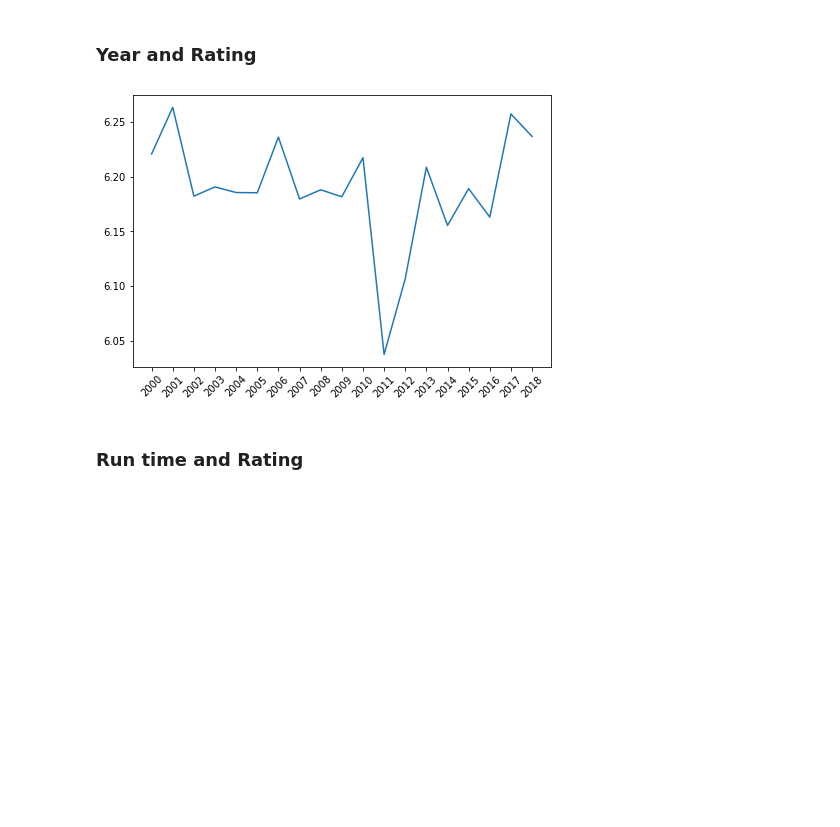
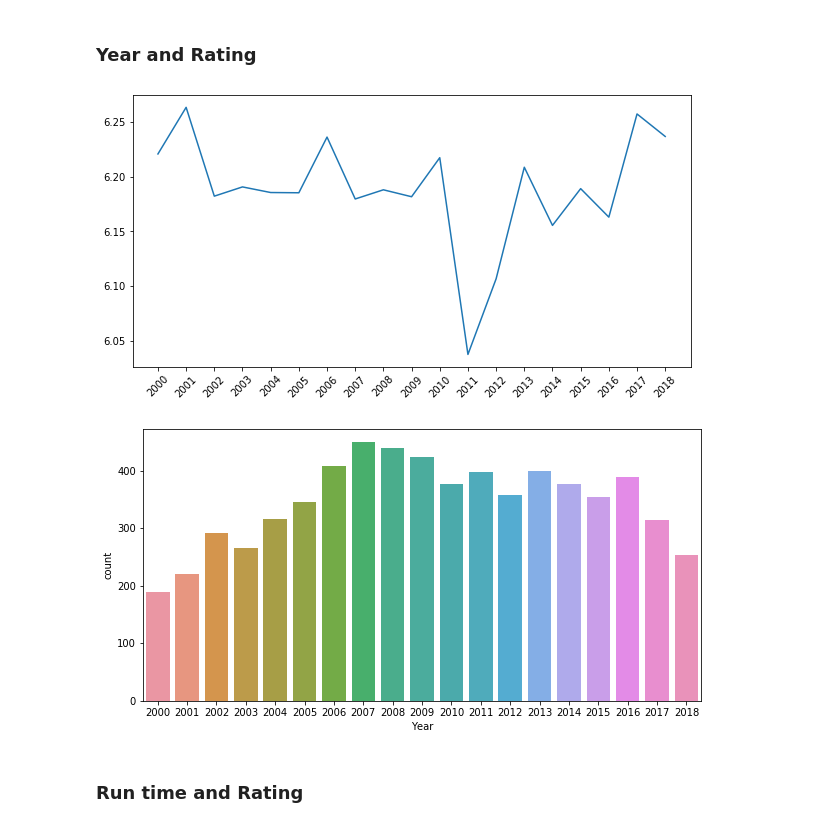
Before and after one commit to pupboss/CE7454-Project-Fall2019, a Jupyter notebook: notebook/notebook.ipynb, the cells around one changed output. Drawn from its saved outputs; the diff is of its cells as text; code cells hidden in the pictures; blank space fills up the shorter version.

Commit message:
update visualization

```diff
--- a/notebook/notebook.ipynb
+++ b/notebook/notebook.ipynb
@@ -52,6 +54,7 @@ In this section, we investigate the impact of different variables on movie ratin
 # %%
 imdb = pd.read_csv('../data/imdb.tsv', sep='\t')
 imdb['Ratio'] = imdb['Box_Office'] / (imdb['Budget'] + 1)
+imdb['Ratio_Bool'] = imdb['Ratio'] >= 1
 imdb = imdb.drop(imdb[(imdb['Ratio']>10) | (imdb['Budget'] < 10000) | (imdb['Ratio']<0.05)].index)
-imdb.describe()
+imdb
 # %% [output]
@@ -126,17 +171,22 @@ plt.show()
 # %%
 year_rating = []
 for year in range(2000,2019):
     rating = imdb[imdb['Year'] == year]['Average_Rating'].sum()
     movie_num = (imdb['Year'] == year).sum()
     rating /= movie_num
     year_rating.append(rating)
 
-plt.figure(figsize=(7.5,5))
+plt.figure(figsize=(10,5))
 plt.plot(range(2000,2019), year_rating)
 plt.xticks(list(range(2000,2019)), rotation=45)
 plt.show()
+
+plt.figure(figsize=(10,5))
+sns.countplot(x='Year',data=imdb)
+plt.show()
 # %% [output]
-[figure, old version]
+[figure, new version]
+[figure, added]
 # %% [markdown]
 ### Run time and Rating
 # %%
```
Also changed, not shown: parts of 6 cells of this notebook.
